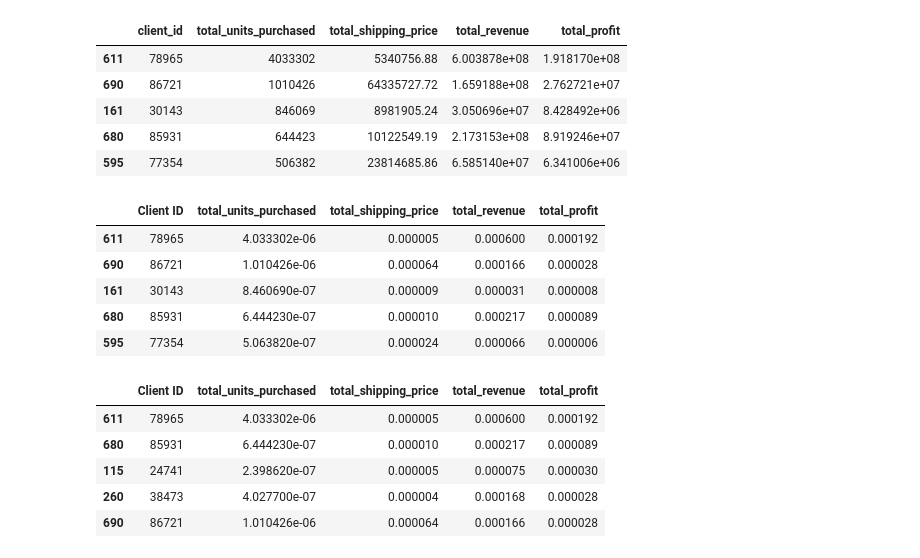
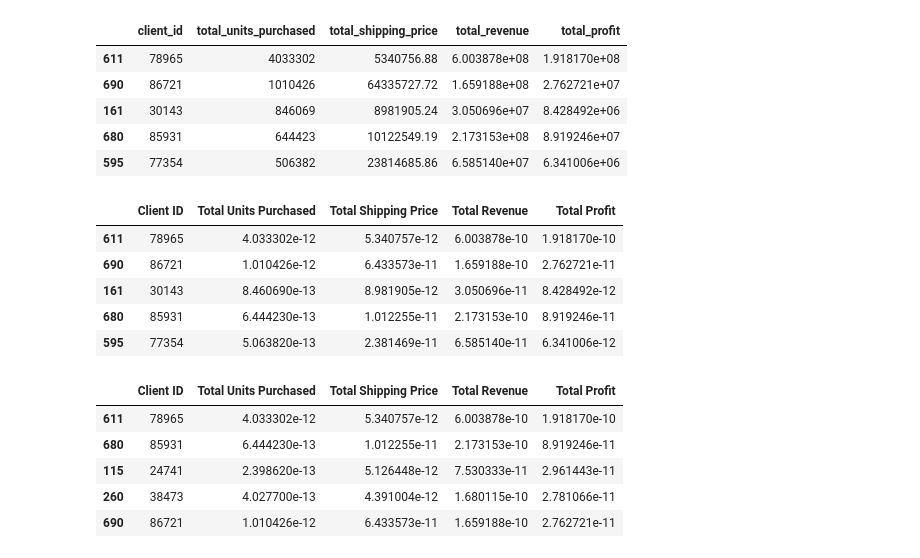
Before and after one commit to Armand57araujo/pandas-challenge-1, a Jupyter notebook: wholesale_data_analysis_starter_code.ipynb, the cells around one changed output. Saved outputs shown, nothing was run; the diff lists cells and outputs as text; code cells hidden in the pictures.

```diff
--- a/wholesale_data_analysis_starter_code.ipynb
+++ b/wholesale_data_analysis_starter_code.ipynb
@@ -285,54 +285,58 @@ rename_dict = {
     'shipping_price': 'Shipping (millions)',
     'qty': 'Units',
     'line_cost': 'Total Cost (millions)',
-    'line_profit': 'Total Profit (millions)'
+    'line_profit': 'Total Profit (millions)',
+    'total_units_purchased': 'Total Units Purchased',
+    'total_shipping_price': 'Total Shipping Price',
+    'total_revenue': 'Total Revenue',
+    'total_profit': 'Total Profit'
 }
 
 summary_df = top_clients_summary_sorted.rename(columns = rename_dict)
 summary_df.head()
 
 
 # # Format the data and rename the columns to names suitable for presentation.
 
 # # Define the money columns.
 # money_cols = ['line_price', 'shipping_price', 'line_cost', 'line_profit']
 
 # # Define a function that converts a dollar amount to millions.
 # def currency_format_millions(amount):
 #     return amount/1000000
 
 # # Apply the currency_format_millions function to only the money columns.
 # for col in money_cols:
 #     summary_df[col] = summary_df[col].apply(currency_format_millions)
 
 # # Rename the columns to reflect the change in the money format.
 # rename_dict = {
 #     'client_id': 'Client ID',
 #     'line_price': 'Total Revenue (millions)',
 #     'shipping_price': 'Shipping (millions)',
 #     'qty': 'Units',
 #     'line_cost': 'Total Cost (millions)',
 #     'line_profit': 'Total Profit (millions)'
 # }
 
 # summary_df = summary_df.rename(columns = rename_dict)
 # summary_df
 # %% [output]
-|  | Client ID | total_units_purchased | total_shipping_price | total_revenue | total_profit |
-| 611 | 78965 | 4.033302e-06 | 0.000005 | 0.000600 | 0.000192 |
-| 690 | 86721 | 1.010426e-06 | 0.000064 | 0.000166 | 0.000028 |
-| 161 | 30143 | 8.460690e-07 | 0.000009 | 0.000031 | 0.000008 |
-| 680 | 85931 | 6.444230e-07 | 0.000010 | 0.000217 | 0.000089 |
-| 595 | 77354 | 5.063820e-07 | 0.000024 | 0.000066 | 0.000006 |
+|  | Client ID | Total Units Purchased | Total Shipping Price | Total Revenue | Total Profit |
+| 611 | 78965 | 4.033302e-12 | 5.340757e-12 | 6.003878e-10 | 1.918170e-10 |
+| 690 | 86721 | 1.010426e-12 | 6.433573e-11 | 1.659188e-10 | 2.762721e-11 |
+| 161 | 30143 | 8.460690e-13 | 8.981905e-12 | 3.050696e-11 | 8.428492e-12 |
+| 680 | 85931 | 6.444230e-13 | 1.012255e-11 | 2.173153e-10 | 8.919246e-11 |
+| 595 | 77354 | 5.063820e-13 | 2.381469e-11 | 6.585140e-11 | 6.341006e-12 |
 # %%
 # Sort the updated data by "Total Profit (millions)" form highest to lowest and assign the sort to a new DatFrame.
 
-summary_df_sorted = summary_df.sort_values(by='total_profit', ascending=False)
+summary_df_sorted = summary_df.sort_values(by='Total Profit', ascending=False)
 summary_df_sorted.head()
 # %% [output]
-|  | Client ID | total_units_purchased | total_shipping_price | total_revenue | total_profit |
-| 611 | 78965 | 4.033302e-06 | 0.000005 | 0.000600 | 0.000192 |
-| 680 | 85931 | 6.444230e-07 | 0.000010 | 0.000217 | 0.000089 |
-| 115 | 24741 | 2.398620e-07 | 0.000005 | 0.000075 | 0.000030 |
-| 260 | 38473 | 4.027700e-07 | 0.000004 | 0.000168 | 0.000028 |
-| 690 | 86721 | 1.010426e-06 | 0.000064 | 0.000166 | 0.000028 |
+|  | Client ID | Total Units Purchased | Total Shipping Price | Total Revenue | Total Profit |
+| 611 | 78965 | 4.033302e-12 | 5.340757e-12 | 6.003878e-10 | 1.918170e-10 |
+| 680 | 85931 | 6.444230e-13 | 1.012255e-11 | 2.173153e-10 | 8.919246e-11 |
+| 115 | 24741 | 2.398620e-13 | 5.126448e-12 | 7.530333e-11 | 2.961443e-11 |
+| 260 | 38473 | 4.027700e-13 | 4.391004e-12 | 1.680115e-10 | 2.781066e-11 |
+| 690 | 86721 | 1.010426e-12 | 6.433573e-11 | 1.659188e-10 | 2.762721e-11 |
```
Also changed, not shown: parts of 1 cell of this notebook.
